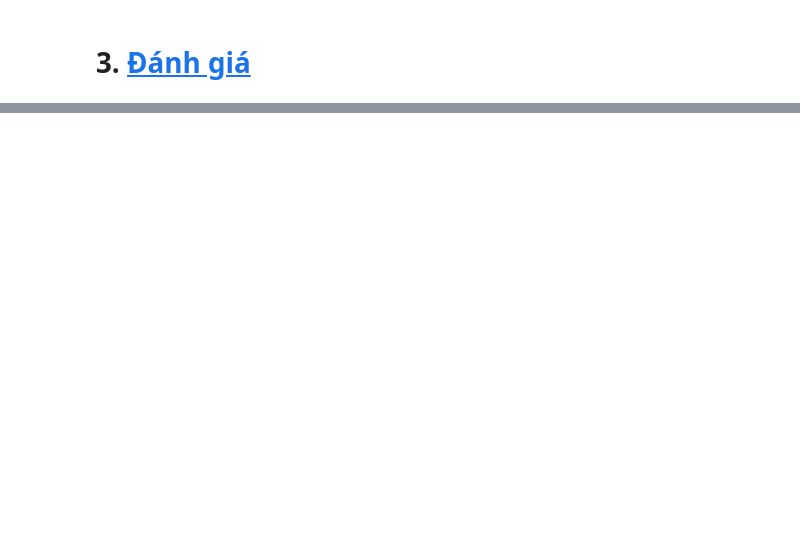
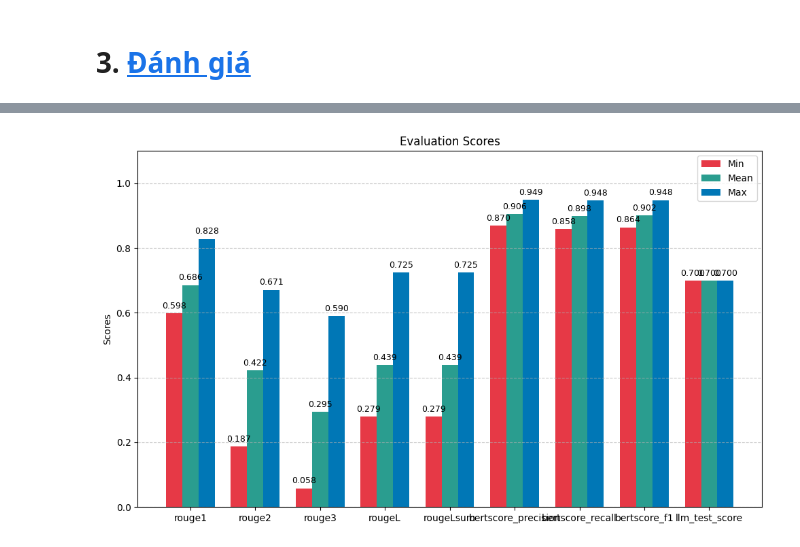
Before and after one commit to Nostagi/NLP-Abstractive-Summary, a Jupyter notebook: notebooks/Test_Evaluation.ipynb, the cells around one changed output, grey strips where cells are left out. Drawn from its saved outputs; the diff is of its cells as text; code cells hidden in the pictures; blank space fills up the shorter version.

```diff
--- a/notebooks/Test_Evaluation.ipynb
+++ b/notebooks/Test_Evaluation.ipynb
@@ -216,4 +271,6 @@ def visualize_rouge(df: pd.DataFrame, columns: list, fig_name:str = "Evaluation
 
     return fig
 # %%
-fig = visualize_rouge(results, columns = ['rouge1', 'rouge2', 'rouge3', 'rougeLsum', 'bertscore_f1'])
+fig = visualize_rouge(results, columns = ['rouge1', 'rouge2', 'rouge3',	'rougeL', 'rougeLsum', 'bertscore_precision', 'bertscore_recall', 'bertscore_f1', 'llm_test_score'])
+# %% [output]
+[figure, added]
```
Also changed, not shown: parts of 15 cells of this notebook, 8 other files.
